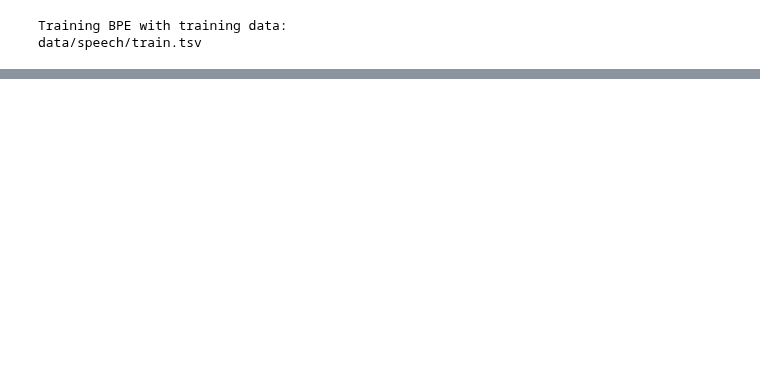
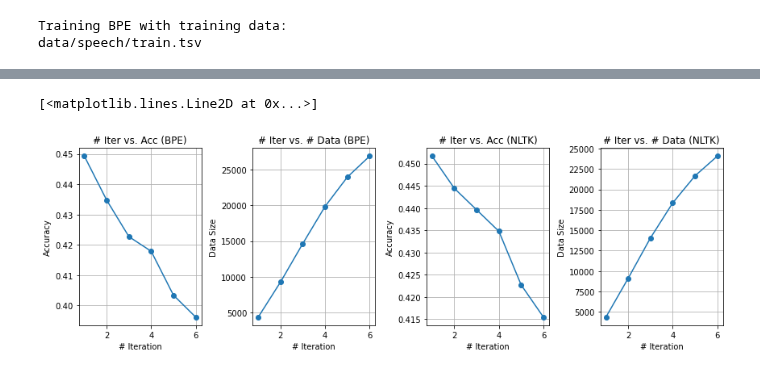
Before and after one commit to sahn93/uci-statnlp, a Jupyter notebook: hw1/semi_supervised.ipynb, the cells around one changed output, grey strips where cells are left out. Saved outputs shown, nothing was run; the diff lists cells and outputs as text; code cells hidden in the pictures; blank space fills up the shorter version.

```diff
--- a/hw1/semi_supervised.ipynb
+++ b/hw1/semi_supervised.ipynb
@@ -112,0 +398,29 @@ Select top K samples from unlabeled data for each category based on the teacher'
+# %%
+import matplotlib.pyplot as plt
+
+fig, axs = plt.subplots(1, 4, figsize=(12, 4), tight_layout=True)
+axs[0].set_title('# Iter vs. Acc (BPE)')
+axs[0].set_xlabel('# Iteration')
+axs[0].set_ylabel('Accuracy')
+axs[0].grid()
+axs[0].plot([i+1 for i in range(len(accs))], accs, marker='o')
+axs[1].set_title('# Iter vs. # Data (BPE)')
+axs[1].set_xlabel('# Iteration')
+axs[1].set_ylabel('Data Size')
+axs[1].grid()
+axs[1].plot([i+1 for i in range(len(data_sizes))], data_sizes, marker='o')
+
+
+axs[2].set_title('# Iter vs. Acc (NLTK)')
+axs[2].set_xlabel('# Iteration')
+axs[2].set_ylabel('Accuracy')
+axs[2].grid()
+axs[2].plot([i+1 for i in range(len(nltk_accs))], nltk_accs, marker='o')
+axs[3].set_title('# Iter vs. # Data (NLTK)')
+axs[3].set_xlabel('# Iteration')
+axs[3].set_ylabel('Data Size')
+axs[3].grid()
+axs[3].plot([i+1 for i in range(len(nltk_data_sizes))], nltk_data_sizes, marker='o')
+# %% [output]
+[<matplotlib.lines.Line2D at 0x...>]
+[figure, added]
```
Also changed, not shown: parts of 16 cells of this notebook, 8 other files.
